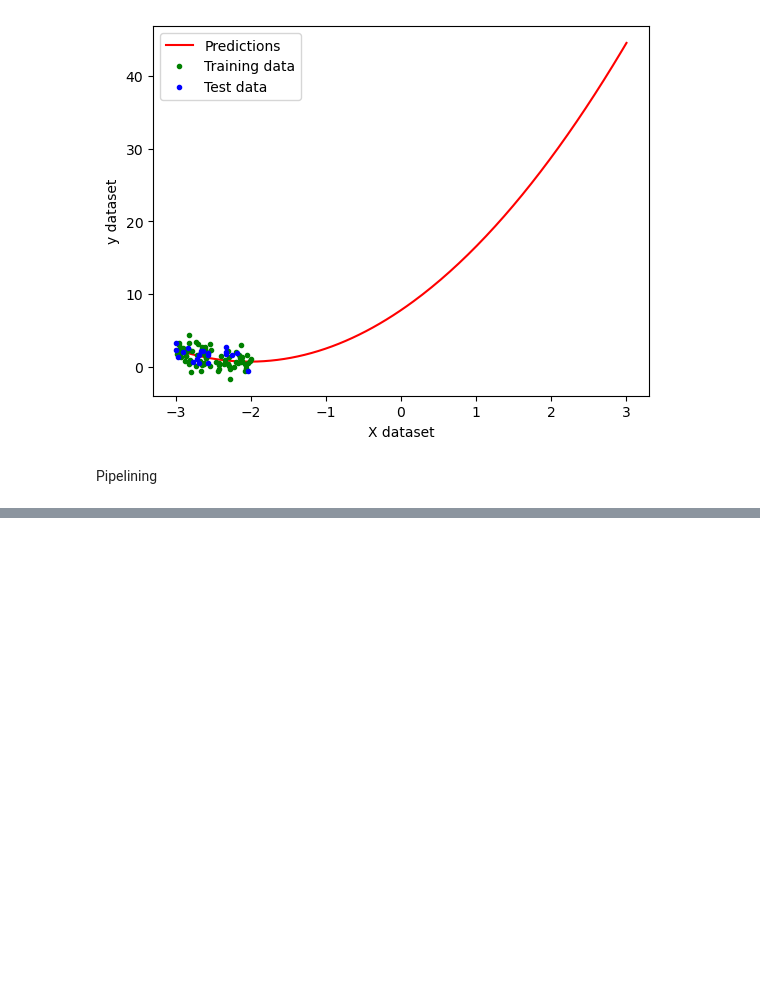
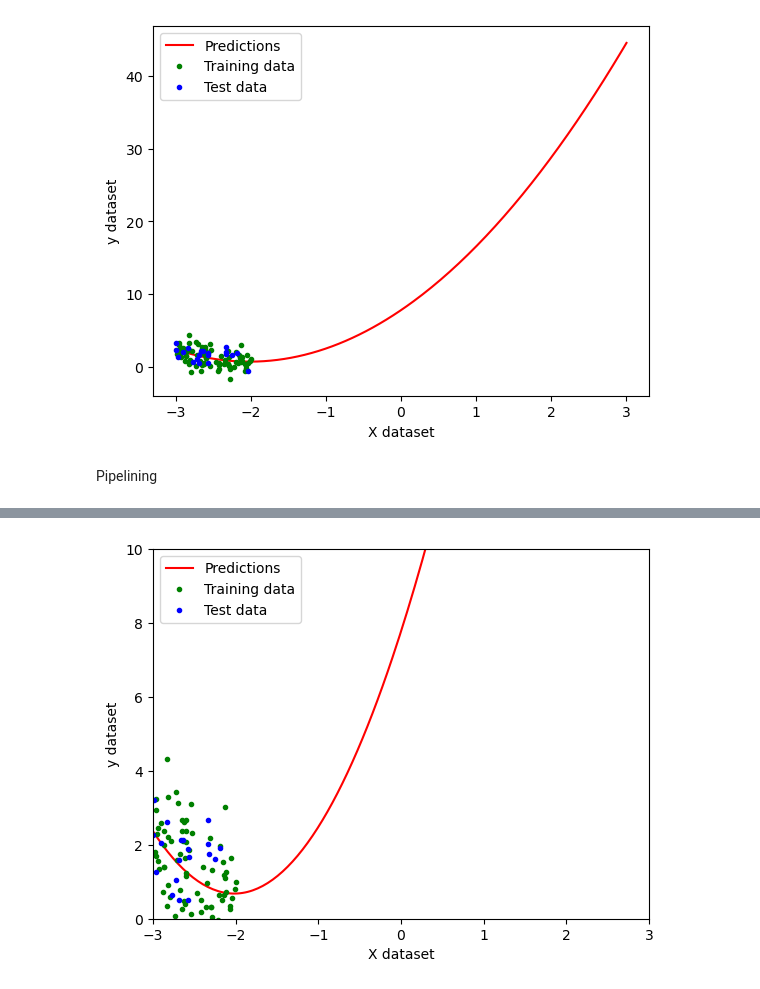
Before and after one commit to cyrolux123/Machine-Learning-Detailed, a Jupyter notebook: Regression/PolynomialRegression.ipynb, the cells around one changed output, grey strips where cells are left out. Saved outputs shown, nothing was run; the diff lists cells and outputs as text; code cells hidden in the pictures; blank space fills up the shorter version.

```diff
--- a/Regression/PolynomialRegression.ipynb
+++ b/Regression/PolynomialRegression.ipynb
@@ -132,0 +131,25 @@ ImportError: cannot import name 'Pipeline' from 'sklearn.metrics' (c:\Users\N I
+# %%
+def poly_regression(degree):
+    X_new = np.linspace(-3, 3, 200).reshape(200, 1)
+    X_new_poly = poly.transform(X_new)
+    poly_features = PolynomialFeatures(degree = degree, include_bias = True)
+    lin_reg = LinearRegression()
+    poly_regression = Pipeline([
+        ('poly_features', poly_features),
+        ('lin_reg', lin_reg)
+    ])
+    poly_regression.fit(X_train, y_train)
+    y_pred_new = poly_regression.predict(X_new)
+    # Plotting prediction line
+    plt.plot(X_new, y_pred_new, label = 'Predictions', color = 'r')
+    plt.plot(X_train, y_train, 'g.', label = 'Training data')
+    plt.plot(X_test, y_test, 'b.', label = 'Test data')
+    plt.legend(loc = "upper left")
+    plt.xlabel('X dataset')
+    plt.ylabel('y dataset')
+    plt.axis([-3, 3, 0, 10])
+    plt.show()
+# %%
+poly_regression(2)
+# %% [output]
+[figure, added]
```
Also changed, not shown: parts of 1 cell of this notebook.
